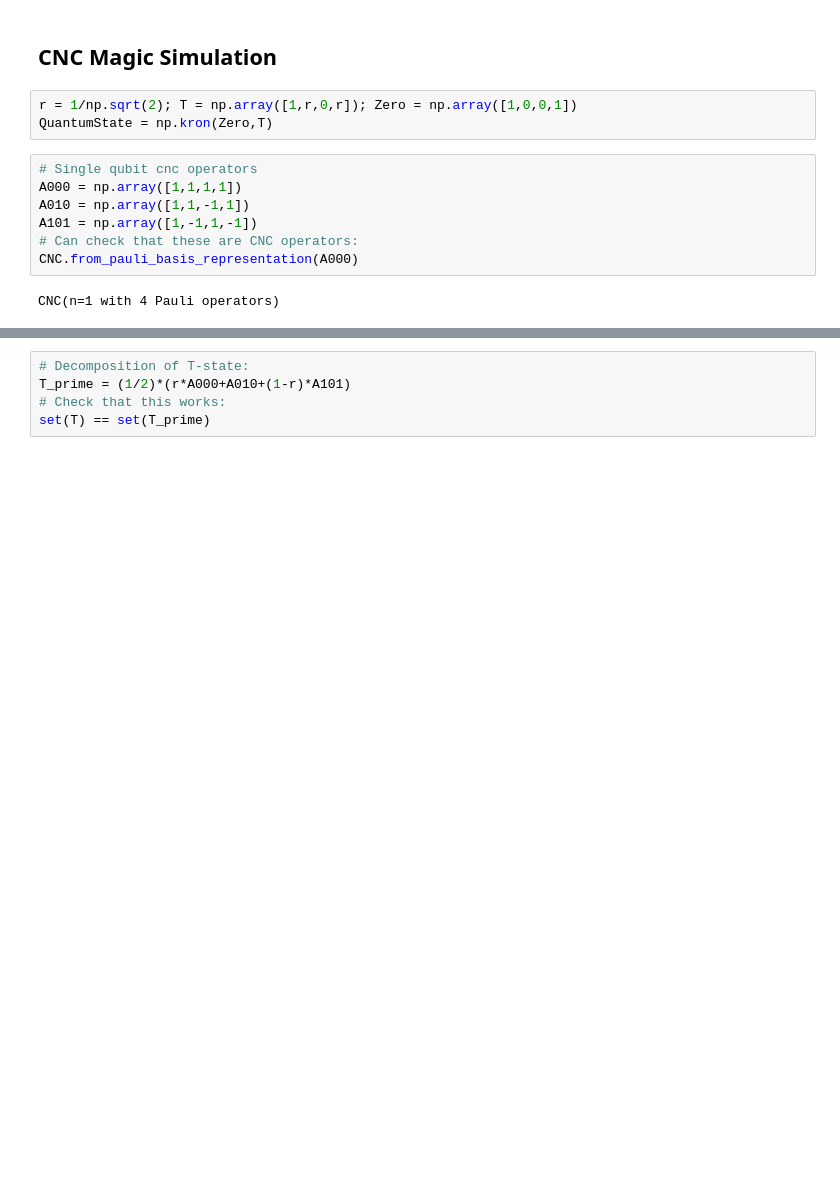
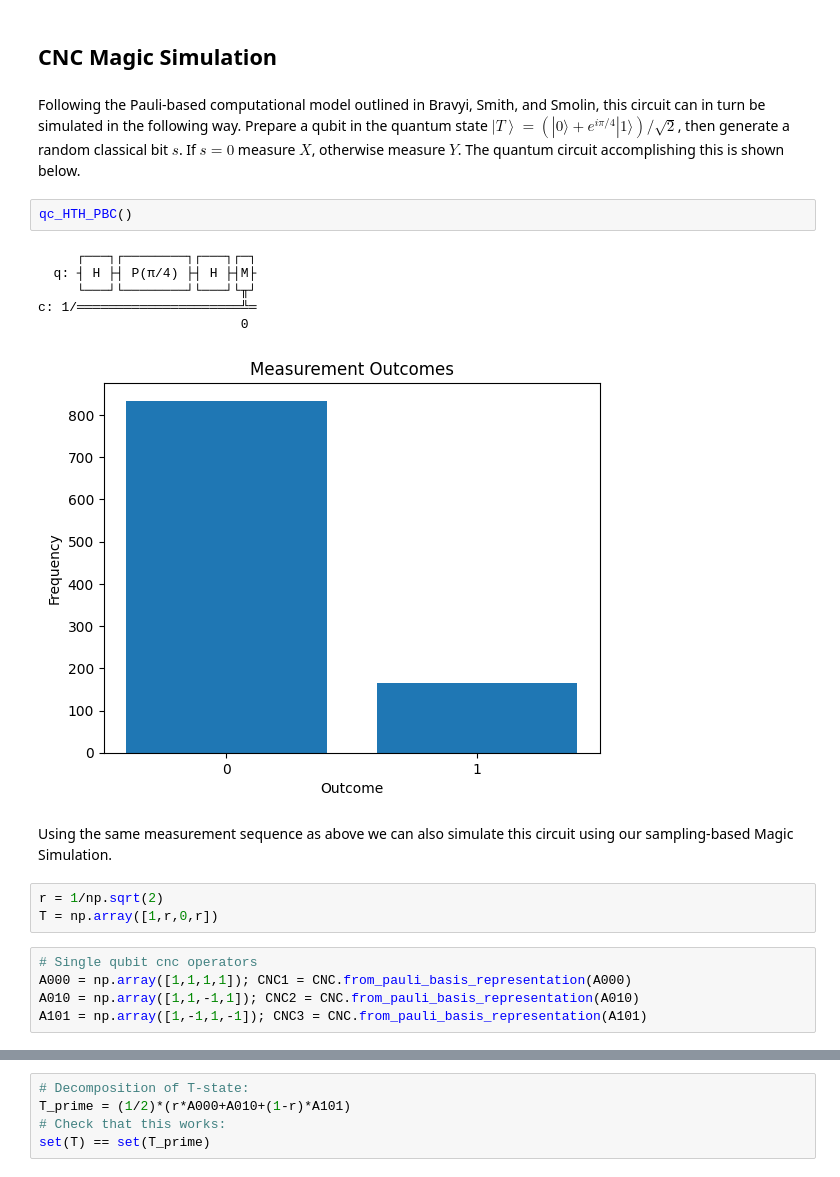
Before and after one commit to BilQCT/CNCSim, a Jupyter notebook: cnc_sim_examples.ipynb, the cells around one changed output, grey strips where cells are left out. Cells and saved outputs as stored; diff of their text form; blank space fills up the shorter version.

Commit message:
added examples. bug in simulation needs to be checked.

```diff
--- a/cnc_sim_examples.ipynb
+++ b/cnc_sim_examples.ipynb
@@ -174,14 +141,23 @@ c: 1/═════════════════════╩═╡ c_
 # %% [markdown]
 ## CNC Magic Simulation
+# %% [markdown]
+Following the Pauli-based computational model outlined in Bravyi, Smith, and Smolin, this circuit can in turn be simulated in the following way. Prepare a qubit in the quantum state $\left | T \right \rangle = (|0\rangle +e^{i\pi/4}|1\rangle)/\sqrt{2}$, then generate a random classical bit $s$. If $s=0$ measure $X$, otherwise measure $Y$. The quantum circuit accomplishing this is shown below.
+# %%
+qc_HTH_PBC()
+# %% [output]
+     ┌───┐┌────────┐┌───┐┌─┐
+  q: ┤ H ├┤ P(π/4) ├┤ H ├┤M├
+     └───┘└────────┘└───┘└╥┘
+c: 1/═════════════════════╩═
+                          0
+[figure, added]
+# %% [markdown]
+Using the same measurement sequence as above we can also simulate this circuit using our sampling-based Magic Simulation.
 # %%
-r = 1/np.sqrt(2); T = np.array([1,r,0,r]); Zero = np.array([1,0,0,1])
-QuantumState = np.kron(Zero,T)
+r = 1/np.sqrt(2)
+T = np.array([1,r,0,r])
 # %%
 # Single qubit cnc operators
-A000 = np.array([1,1,1,1])
-A010 = np.array([1,1,-1,1])
-A101 = np.array([1,-1,1,-1])
-# Can check that these are CNC operators:
-CNC.from_pauli_basis_representation(A000)
+A000 = np.array([1,1,1,1]); CNC1 = CNC.from_pauli_basis_representation(A000)
+A010 = np.array([1,1,-1,1]); CNC2 = CNC.from_pauli_basis_representation(A010)
+A101 = np.array([1,-1,1,-1]); CNC3 = CNC.from_pauli_basis_representation(A101)
-# %% [output]
-CNC(n=1 with 4 Pauli operators)
```
Also changed, not shown: parts of 31 cells of this notebook, 3 other files.
